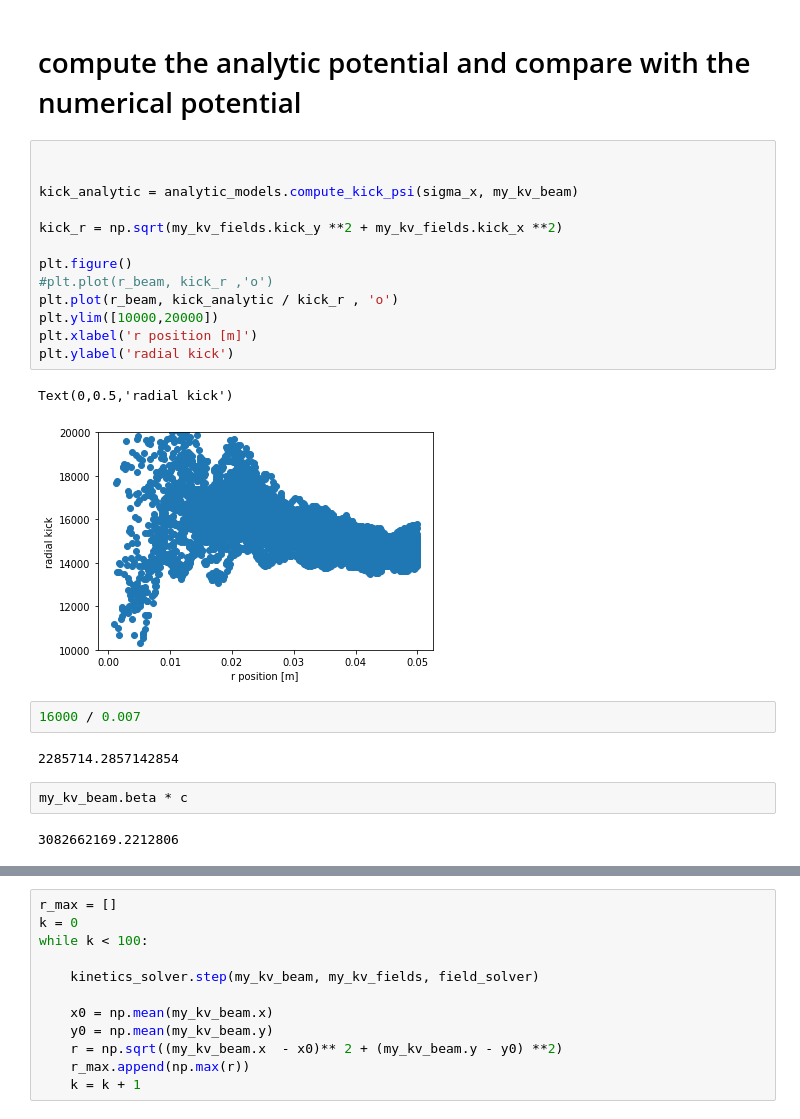
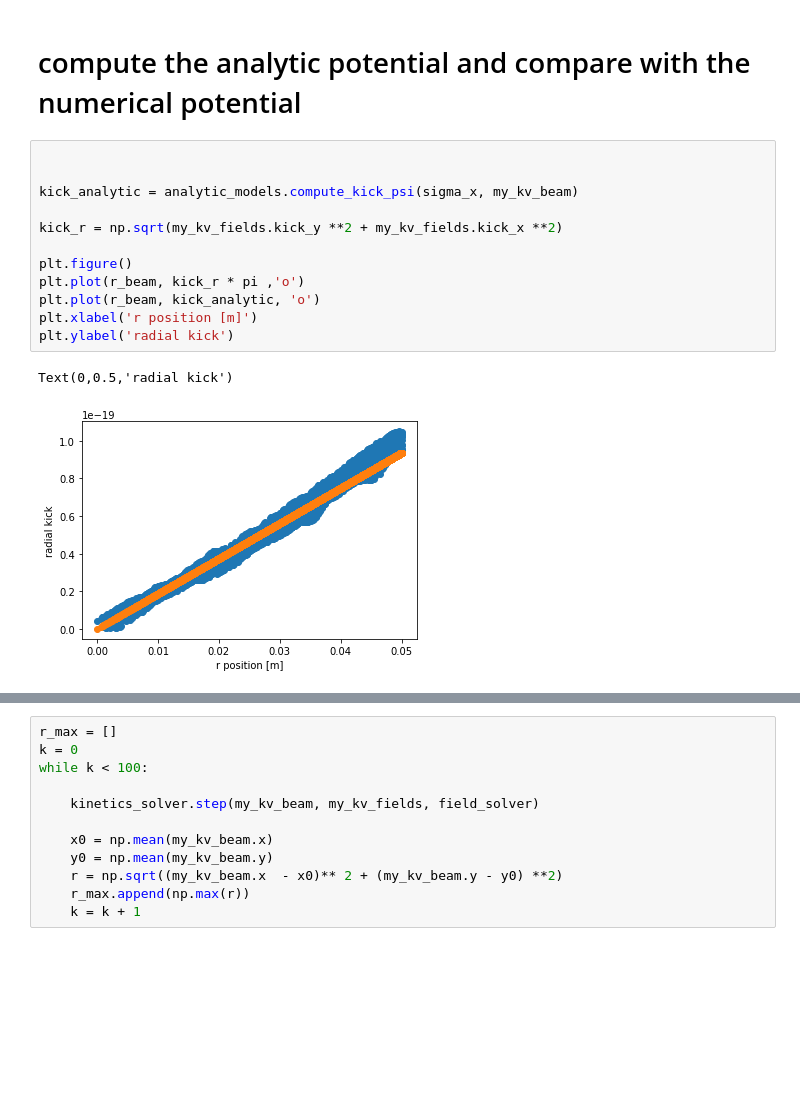
Before and after one commit to radiasoft/rsrespic, a Jupyter notebook: development/shell_gaussian_tests.ipynb, the cells around one changed output, grey strips where cells are left out. Cells and saved outputs as stored; diff of their text form; blank space fills up the shorter version.

Commit message:
Updated the calculations of the fields and kicks with corrections from derivation

```diff
--- a/development/shell_gaussian_tests.ipynb
+++ b/development/shell_gaussian_tests.ipynb
@@ -162,27 +161,18 @@ kinetics_solver.step(my_kv_beam, my_kv_fields, field_solver)
 # %%
 
 
 kick_analytic = analytic_models.compute_kick_psi(sigma_x, my_kv_beam)
 
 kick_r = np.sqrt(my_kv_fields.kick_y **2 + my_kv_fields.kick_x **2)
 
 plt.figure()
-#plt.plot(r_beam, kick_r ,'o')
-plt.plot(r_beam, kick_analytic / kick_r , 'o')
-plt.ylim([10000,20000])
+plt.plot(r_beam, kick_r * pi ,'o')
+plt.plot(r_beam, kick_analytic, 'o')
 plt.xlabel('r position [m]')
 plt.ylabel('radial kick')
 # %% [output]
 Text(0,0.5,'radial kick')
-[figure, old version]
+[figure, new version]
-# %%
-16000 / 0.007
-# %% [output]
-2285714.2857142854
-# %%
-my_kv_beam.beta * c
-# %% [output]
-3082662169.2212806
 # %%
 ## Here we plot a histogram of the particles weighted by the kicks in both planes
 ## as well as the radial kick as a function of radial position
```
Also changed, not shown: parts of 4 cells of this notebook, 2 other files.
